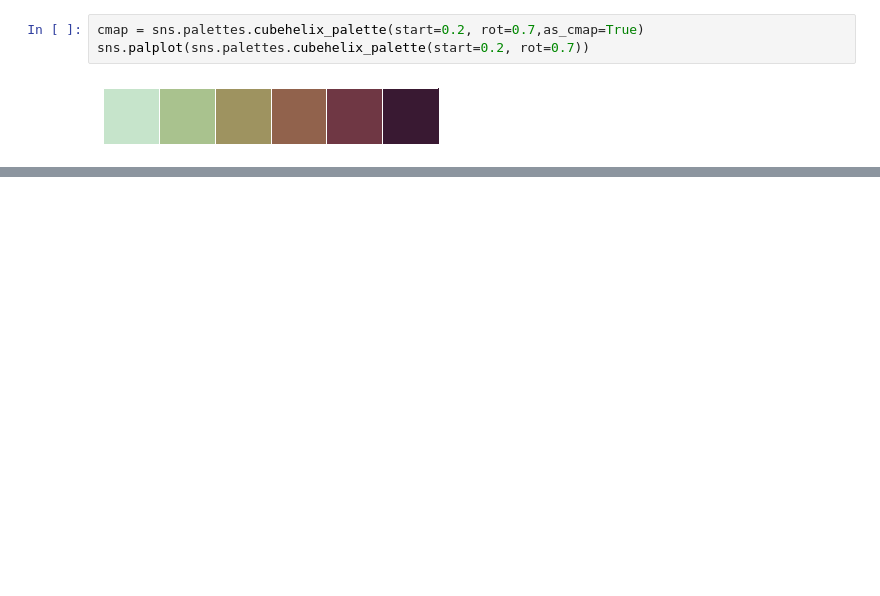
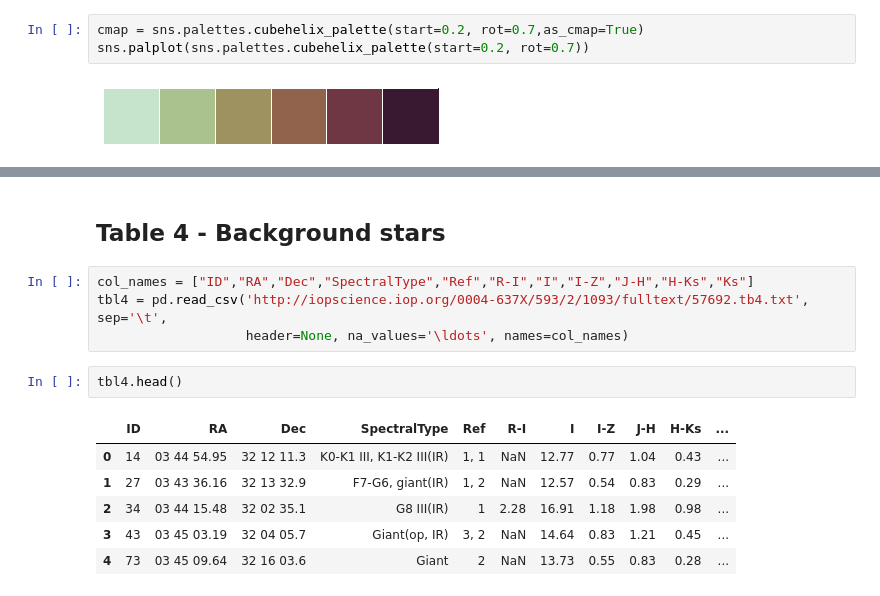
Before and after one commit to BrownDwarf/ApJdataFrames, a Jupyter notebook: notebooks/Luhman2003.ipynb, the cells around one changed output, grey strips where cells are left out. Drawn from its saved outputs; the diff is of its cells as text; blank space fills up the shorter version.

Commit message:
Add tables 3 and 4 from Luhman2003 about IC348

```diff
--- a/notebooks/Luhman2003.ipynb
+++ b/notebooks/Luhman2003.ipynb
@@ -62,0 +100,15 @@ plt.ylabel("$H$")
+# %% [markdown]
+## Table 4 - Background stars
+# %%
+col_names = ["ID","RA","Dec","SpectralType","Ref","R-I","I","I-Z","J-H","H-Ks","Ks"]
+tbl4 = pd.read_csv('http://iopscience.iop.org/0004-637X/593/2/1093/fulltext/57692.tb4.txt', sep='\t',
+                   header=None, na_values='\ldots', names=col_names)
+# %%
+tbl4.head()
+# %% [output]
+|  | ID | RA | Dec | SpectralType | Ref | R-I | I | I-Z | J-H | H-Ks | ... |
+| 0 | 14 | 03 44 54.95 | 32 12 11.3 | K0-K1 III, K1-K2 III(IR) | 1, 1 | NaN | 12.77 | 0.77 | 1.04 | 0.43 | ... |
+| 1 | 27 | 03 43 36.16 | 32 13 32.9 | F7-G6, giant(IR) | 1, 2 | NaN | 12.57 | 0.54 | 0.83 | 0.29 | ... |
+| 2 | 34 | 03 44 15.48 | 32 02 35.1 | G8 III(IR) | 1 | 2.28 | 16.91 | 1.18 | 1.98 | 0.98 | ... |
+| 3 | 43 | 03 45 03.19 | 32 04 05.7 | Giant(op, IR) | 3, 2 | NaN | 14.64 | 0.83 | 1.21 | 0.45 | ... |
+| 4 | 73 | 03 45 09.64 | 32 16 03.6 | Giant | 2 | NaN | 13.73 | 0.55 | 0.83 | 0.28 | ... |
```
Also changed, not shown: parts of 20 cells of this notebook.
